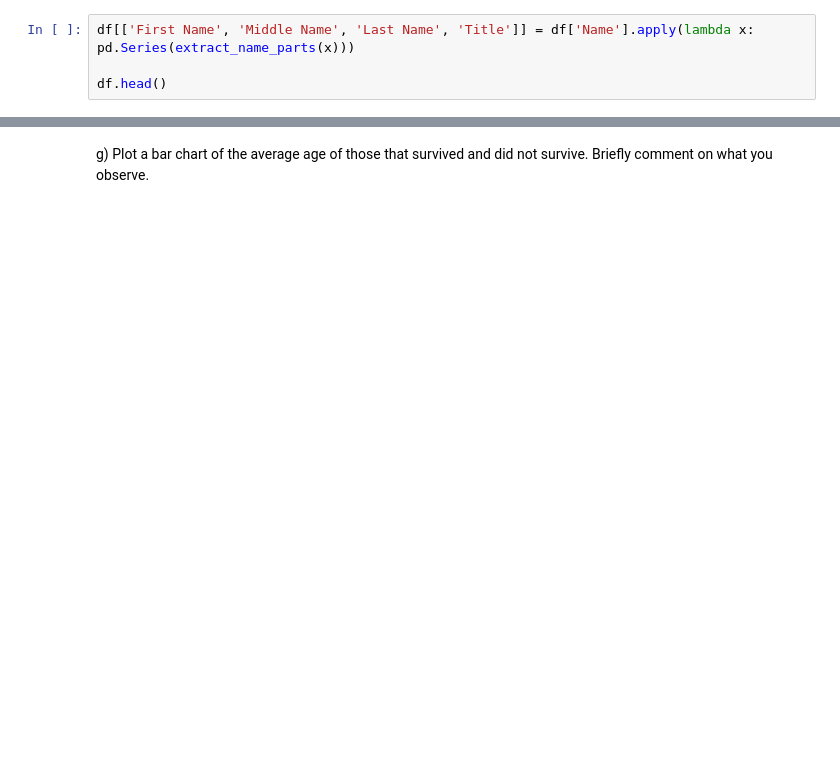
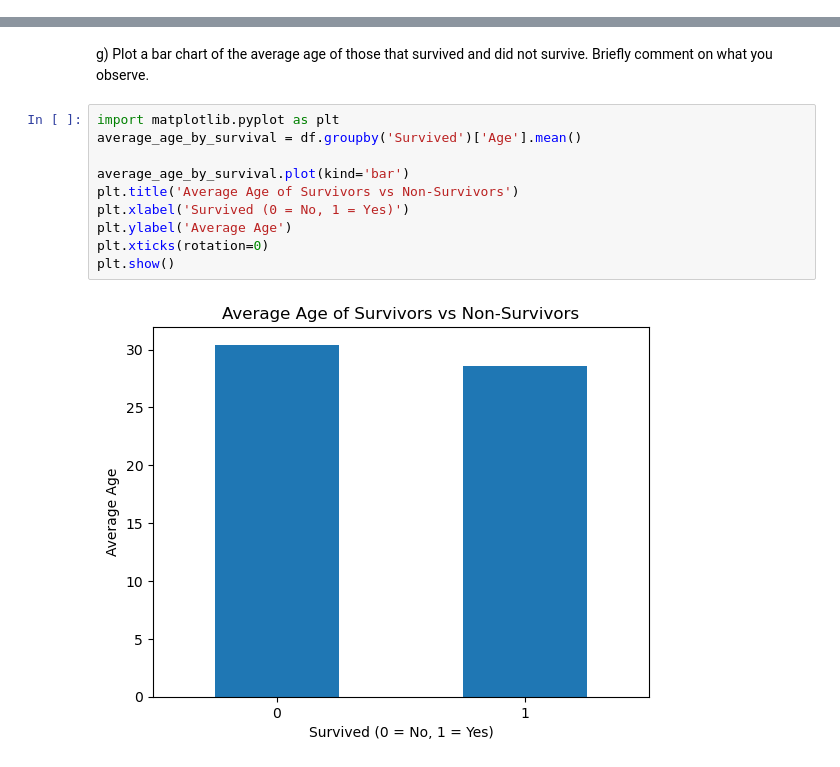
Before and after one commit to MaoMaoCV/Data-Science-Fundamentals, a Jupyter notebook: lecture_02/worksheet_02.ipynb, the cells around one changed output, grey strips where cells are left out. Cells and saved outputs as stored; diff of their text form; blank space fills up the shorter version.

```diff
--- a/lecture_02/worksheet_02.ipynb
+++ b/lecture_02/worksheet_02.ipynb
@@ -104,4 +94,0 @@ def extract_name_parts(name):
-# %%
-df[['First Name', 'Middle Name', 'Last Name', 'Title']] = df['Name'].apply(lambda x: pd.Series(extract_name_parts(x)))
-
-df.head()
@@ -126,3 +117,15 @@ df.head()
 | 4 | 5 | 0 | 3 | Allen, Mr. William Henry | male | 35.0 | 0 | 0 | 373450 | 8.0500 | ... |
 # %% [markdown]
 g) Plot a bar chart of the average age of those that survived and did not survive. Briefly comment on what you observe.
+# %%
+import matplotlib.pyplot as plt
+average_age_by_survival = df.groupby('Survived')['Age'].mean()
+
+average_age_by_survival.plot(kind='bar')
+plt.title('Average Age of Survivors vs Non-Survivors')
+plt.xlabel('Survived (0 = No, 1 = Yes)')
+plt.ylabel('Average Age')
+plt.xticks(rotation=0)
+plt.show()
+# %% [output]
+[figure, added]
```
Also changed, not shown: parts of 4 cells of this notebook.
